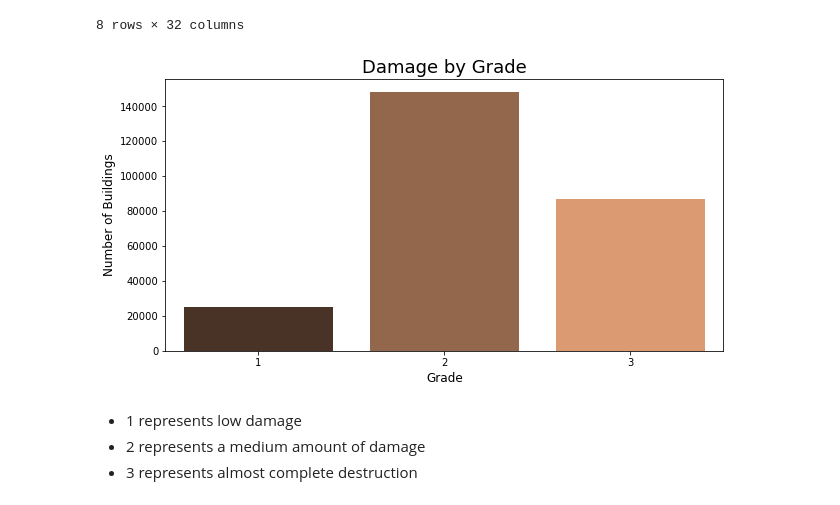
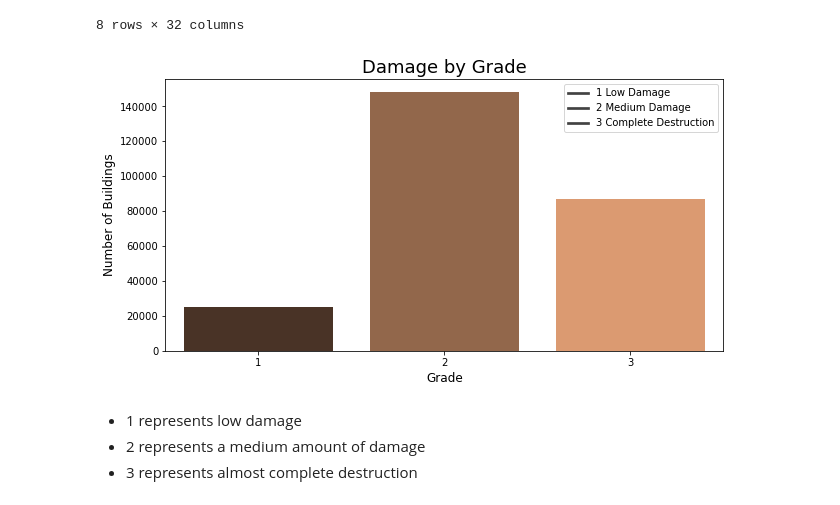
Before and after one commit to twhipple/Modeling_Earthquake_Damage, a Jupyter notebook: Modeling_Earthquake_Damage.ipynb, the cells around one changed output. Cells and saved outputs as stored; diff of their text form; code cells hidden in the pictures.

```diff
--- a/Modeling_Earthquake_Damage.ipynb
+++ b/Modeling_Earthquake_Damage.ipynb
@@ -136,16 +153,17 @@ df.describe()
 # %%
 # Look at the damage_grades - looks pretty unbalanced
 import seaborn as sns
 
 damange_count  = df['damage_grade'].value_counts()
 plt.figure(figsize=(10,5))
 sns.barplot(x=damange_count.index, y=damange_count.values, palette='copper')
 plt.title('Damage by Grade', fontsize=18)
 plt.ylabel('Number of Buildings', fontsize=12)
 plt.xlabel('Grade', fontsize=12)
+plt.legend(labels=["1 Low Damage","2 Medium Damage","3 Complete Destruction"])
 plt.show()
 # %% [output]
-[figure, old version]
+[figure, new version]
 # %% [markdown]
 * 1 represents low damage
 * 2 represents a medium amount of damage
```
Also changed, not shown: parts of 22 cells of this notebook.
